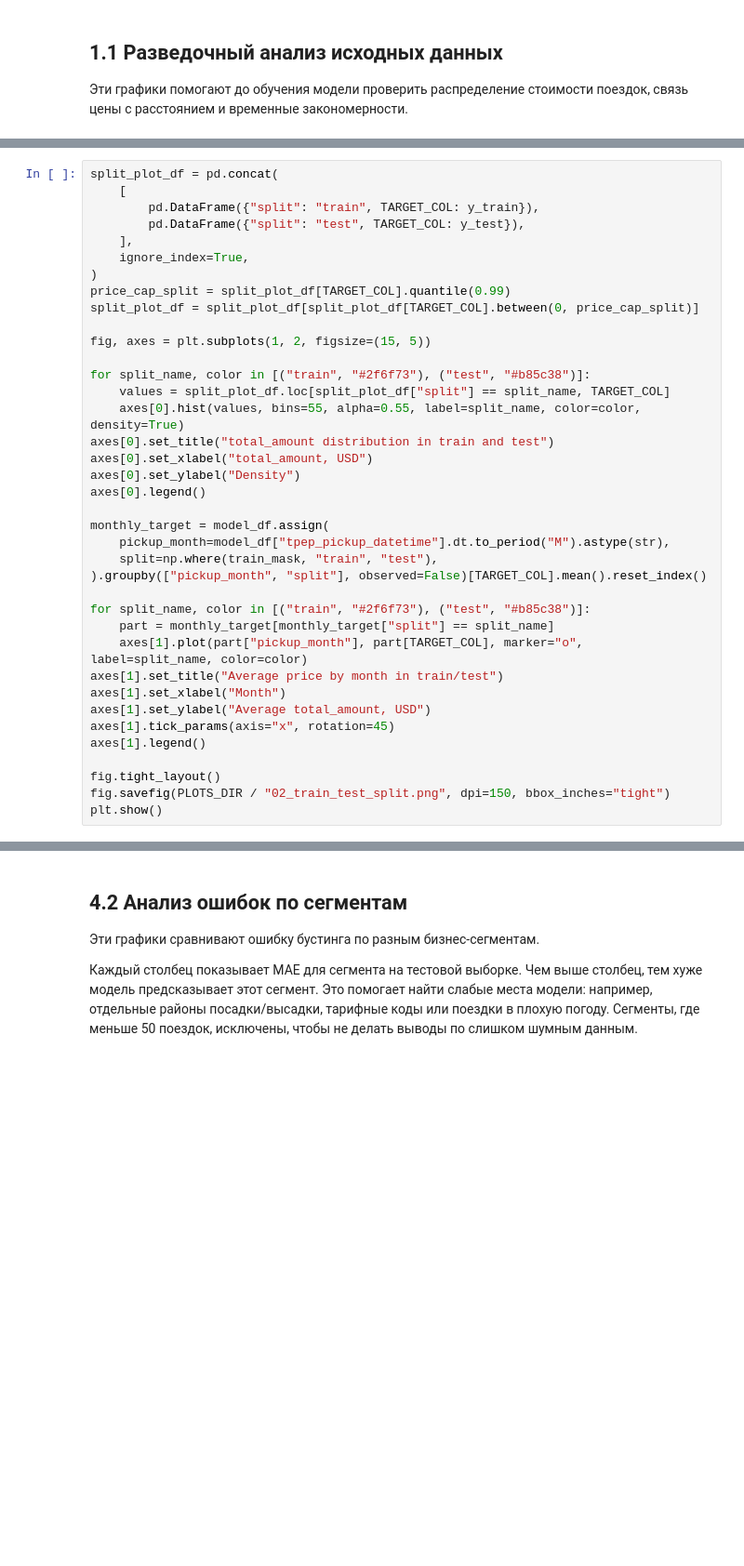
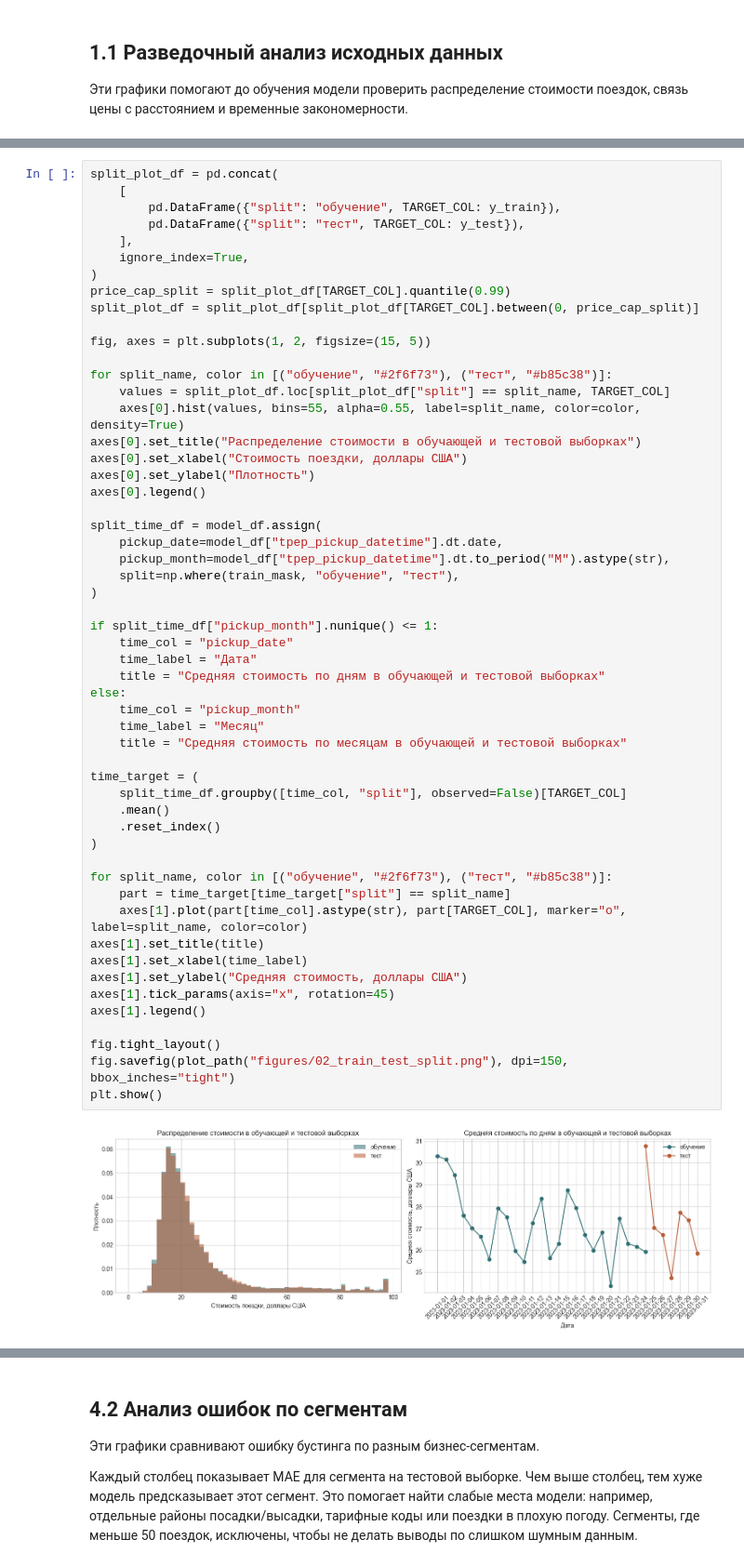
Before and after one commit to Team-10-Spilis/New-York-Taxi-Analysis, a Jupyter notebook: ml_price/pred_cost_grad_boost.ipynb, the cells around one changed output, grey strips where cells are left out. Shown at 93% size. Drawn from its saved outputs; the diff is of its cells as text; blank space fills up the shorter version.

```diff
--- a/ml_price/pred_cost_grad_boost.ipynb
+++ b/ml_price/pred_cost_grad_boost.ipynb
@@ -355,41 +362,59 @@ Test target mean: 26.51
 # %%
 split_plot_df = pd.concat(
     [
-        pd.DataFrame({"split": "train", TARGET_COL: y_train}),
-        pd.DataFrame({"split": "test", TARGET_COL: y_test}),
+        pd.DataFrame({"split": "обучение", TARGET_COL: y_train}),
+        pd.DataFrame({"split": "тест", TARGET_COL: y_test}),
     ],
     ignore_index=True,
 )
 price_cap_split = split_plot_df[TARGET_COL].quantile(0.99)
 split_plot_df = split_plot_df[split_plot_df[TARGET_COL].between(0, price_cap_split)]
 
 fig, axes = plt.subplots(1, 2, figsize=(15, 5))
 
-for split_name, color in [("train", "#2f6f73"), ("test", "#b85c38")]:
+for split_name, color in [("обучение", "#2f6f73"), ("тест", "#b85c38")]:
     values = split_plot_df.loc[split_plot_df["split"] == split_name, TARGET_COL]
     axes[0].hist(values, bins=55, alpha=0.55, label=split_name, color=color, density=True)
-axes[0].set_title("total_amount distribution in train and test")
-axes[0].set_xlabel("total_amount, USD")
-axes[0].set_ylabel("Density")
+axes[0].set_title("Распределение стоимости в обучающей и тестовой выборках")
+axes[0].set_xlabel("Стоимость поездки, доллары США")
+axes[0].set_ylabel("Плотность")
 axes[0].legend()
 
-monthly_target = model_df.assign(
+split_time_df = model_df.assign(
+    pickup_date=model_df["tpep_pickup_datetime"].dt.date,
     pickup_month=model_df["tpep_pickup_datetime"].dt.to_period("M").astype(str),
-    split=np.where(train_mask, "train", "test"),
-).groupby(["pickup_month", "split"], observed=False)[TARGET_COL].mean().reset_index()
+    split=np.where(train_mask, "обучение", "тест"),
+)
 
-for split_name, color in [("train", "#2f6f73"), ("test", "#b85c38")]:
-    part = monthly_target[monthly_target["split"] == split_name]
-    axes[1].plot(part["pickup_month"], part[TARGET_COL], marker="o", label=split_name, color=color)
-axes[1].set_title("Average price by month in train/test")
-axes[1].set_xlabel("Month")
-axes[1].set_ylabel("Average total_amount, USD")
+if split_time_df["pickup_month"].nunique() <= 1:
+    time_col = "pickup_date"
+    time_label = "Дата"
+    title = "Средняя стоимость по дням в обучающей и тестовой выборках"
+else:
+    time_col = "pickup_month"
+    time_label = "Месяц"
+    title = "Средняя стоимость по месяцам в обучающей и тестовой выборках"
+
+time_target = (
+    split_time_df.groupby([time_col, "split"], observed=False)[TARGET_COL]
+    .mean()
+    .reset_index()
+)
+
+for split_name, color in [("обучение", "#2f6f73"), ("тест", "#b85c38")]:
+    part = time_target[time_target["split"] == split_name]
+    axes[1].plot(part[time_col].astype(str), part[TARGET_COL], marker="o", label=split_name, color=color)
+axes[1].set_title(title)
+axes[1].set_xlabel(time_label)
+axes[1].set_ylabel("Средняя стоимость, доллары США")
 axes[1].tick_params(axis="x", rotation=45)
 axes[1].legend()
 
 fig.tight_layout()
-fig.savefig(PLOTS_DIR / "02_train_test_split.png", dpi=150, bbox_inches="tight")
+fig.savefig(plot_path("figures/02_train_test_split.png"), dpi=150, bbox_inches="tight")
 plt.show()
+# %% [output]
+[figure, added]
 # %%
 def add_target_encoding(train_x, test_x, train_y, source_cols, encoded_cols, smooth=50):
     train_x = train_x.copy()
```
Also changed, not shown: parts of 14 cells of this notebook.
